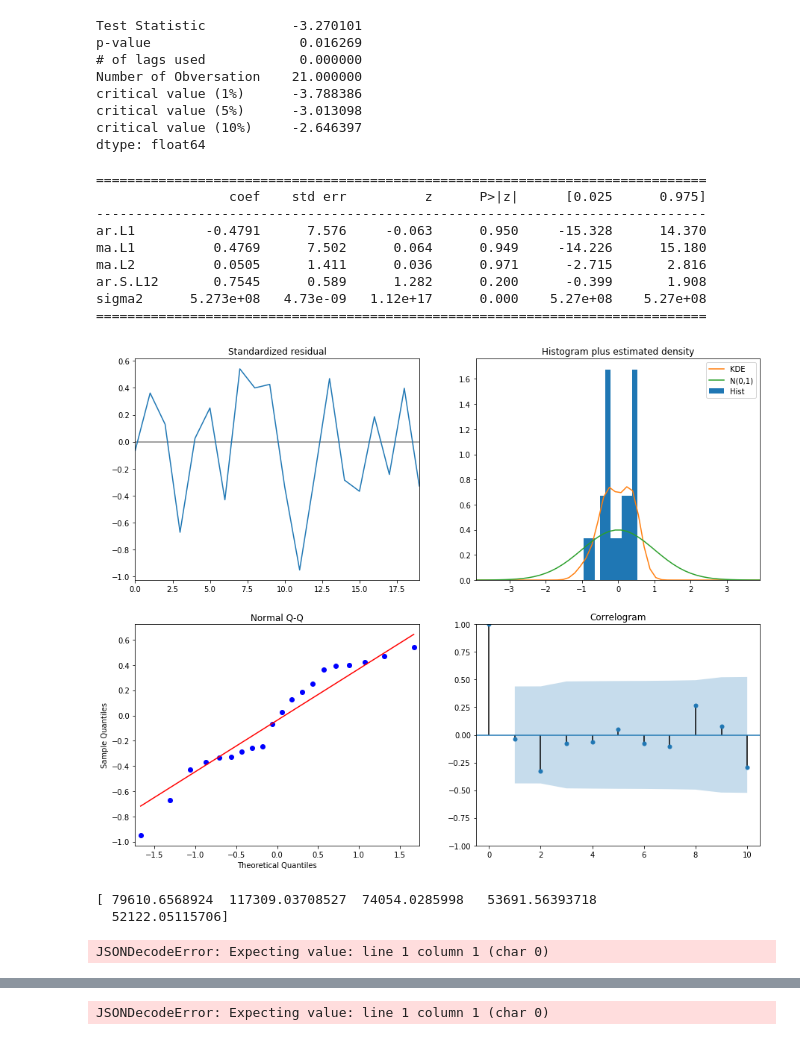
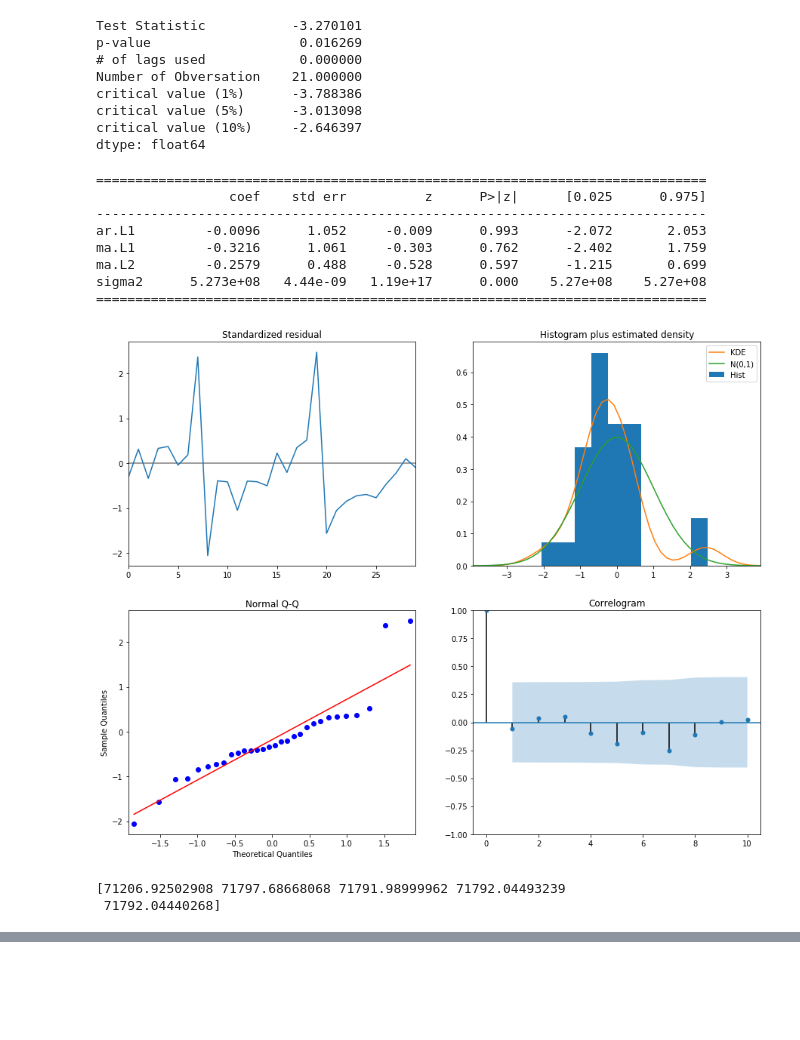
Before and after one commit to PaulGuo5/Predict-Future-Sales, a Jupyter notebook: preprocess.ipynb, the cells around one changed output, grey strips where cells are left out. Saved outputs shown, nothing was run; the diff lists cells and outputs as text; code cells hidden in the pictures; blank space fills up the shorter version.

```diff
--- a/preprocess.ipynb
+++ b/preprocess.ipynb
@@ -141,48 +141,37 @@ dtype: float64
 # %%
 from scipy import stats
 import matplotlib.pyplot as plt
 from statsmodels.tsa.arima_model import ARIMA
 import statsmodels.api as sm
 from statsmodels.graphics.tsaplots import plot_acf, plot_pacf
 
 def arima_predict(data):
     mod = sm.tsa.statespace.SARIMAX(data,
                                     order=(1, 1, 2),
-                                    seasonal_order=(1, 0, 0, 12),
+                                    seasonal_order=(0, 0, 0, 12),
                                     enforce_stationarity=False,
                                     enforce_invertibility=False)
     results = mod.fit()
     print(results.summary().tables[1])
     results.plot_diagnostics(figsize=(15, 12))
     plt.show()
 
     pred = results.get_prediction(10, dynamic=False)
     pred_ci = pred.conf_int()
     #print(pred_ci.shape)
     print((results.forecast(5)))
     return
 
 arima_predict(ts.tolist())
 # %% [output]
 ==============================================================================
                  coef    std err          z      P>|z|      [0.025      0.975]
 ------------------------------------------------------------------------------
-ar.L1         -0.4791      7.576     -0.063      0.950     -15.328      14.370
-ma.L1          0.4769      7.502      0.064      0.949     -14.226      15.180
-ma.L2          0.0505      1.411      0.036      0.971      -2.715       2.816
-ar.S.L12       0.7545      0.589      1.282      0.200      -0.399       1.908
-sigma2      5.273e+08   4.73e-09   1.12e+17      0.000    5.27e+08    5.27e+08
+ar.L1         -0.0096      1.052     -0.009      0.993      -2.072       2.053
+ma.L1         -0.3216      1.061     -0.303      0.762      -2.402       1.759
+ma.L2         -0.2579      0.488     -0.528      0.597      -1.215       0.699
+sigma2      5.273e+08   4.44e-09   1.19e+17      0.000    5.27e+08    5.27e+08
 ==============================================================================
-[figure, old version]
+[figure, new version]
-[ 79610.6568924  117309.03708527  74054.0285998   53691.56393718
-  52122.05115706]
+[71206.92502908 71797.68668068 71791.98999962 71792.04493239
+ 71792.04440268]
-# %%
-from googletrans import Translator
-translator = Translator()
-i = 0
-for row in items_categories["item_category_name"]:
-    english_word = translator.translate(row)
-    items_categories.iloc[i,0] = english_word.text
-    i+=1
-# %% [output]
-JSONDecodeError: Expecting value: line 1 column 1 (char 0)
@@ -201,15 +191,6 @@ train.head()
 | 4 | 2013-01-03 | 0 | 25 | 22154 | 999.0 | 1.0 | ЯВЛЕНИЕ 2012 (BD) | 37 | ... |
 # %%
 sales_by_category = train.groupby("item_category_name", as_index = False)["item_price"].sum().sort_values(by = "item_price")
-# %%
-translator = Translator()
-i = 0
-for row in sales_by_category["item_category_name"]:
-    english_word = translator.translate(row)
-    sales_by_category.iloc[i,0] = english_word.text
-    i+=1
-# %% [output]
-JSONDecodeError: Expecting value: line 1 column 1 (char 0)
 # %%
 sales_by_category.iloc[3,0] = "Books - Travel Guides"
 sales_by_category.head()
```
Also changed, not shown: parts of 5 cells of this notebook.
